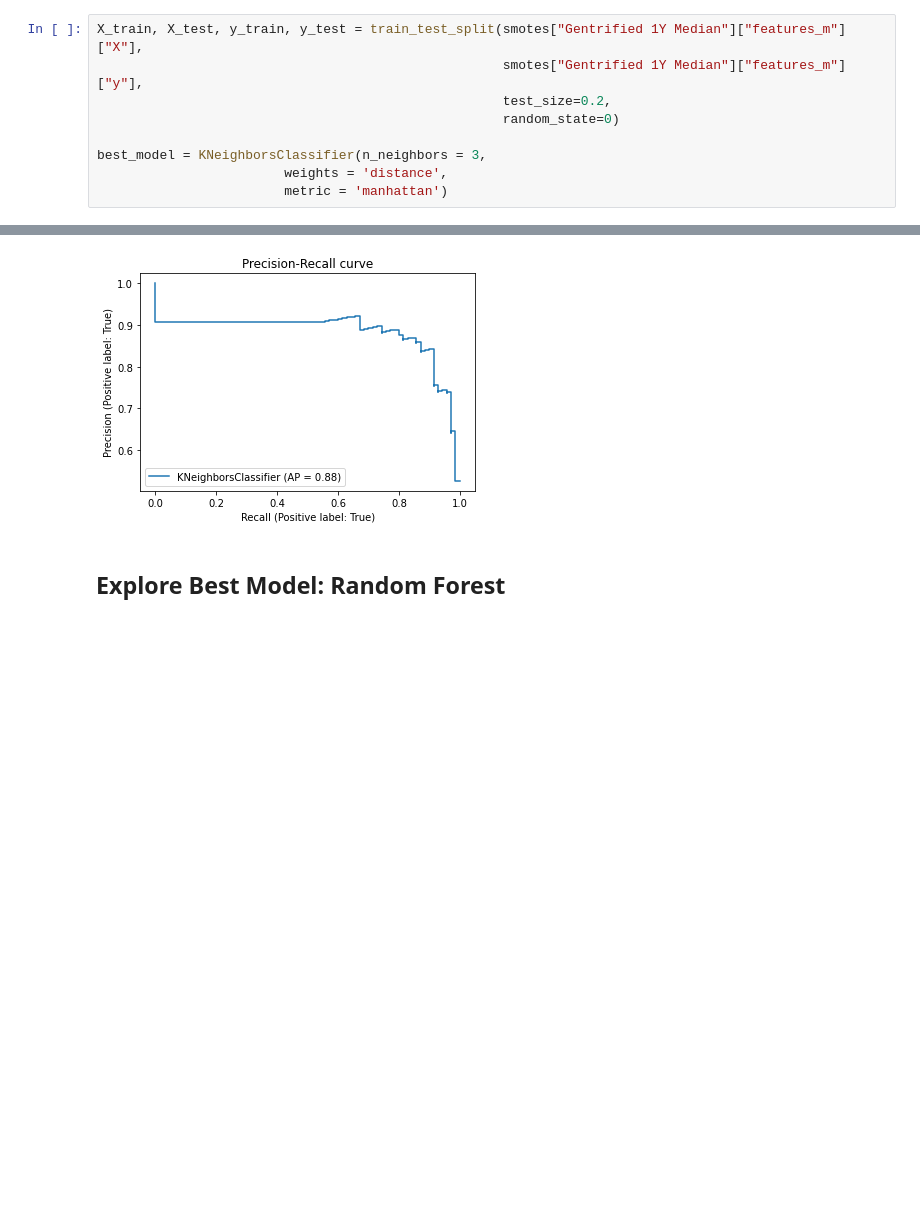
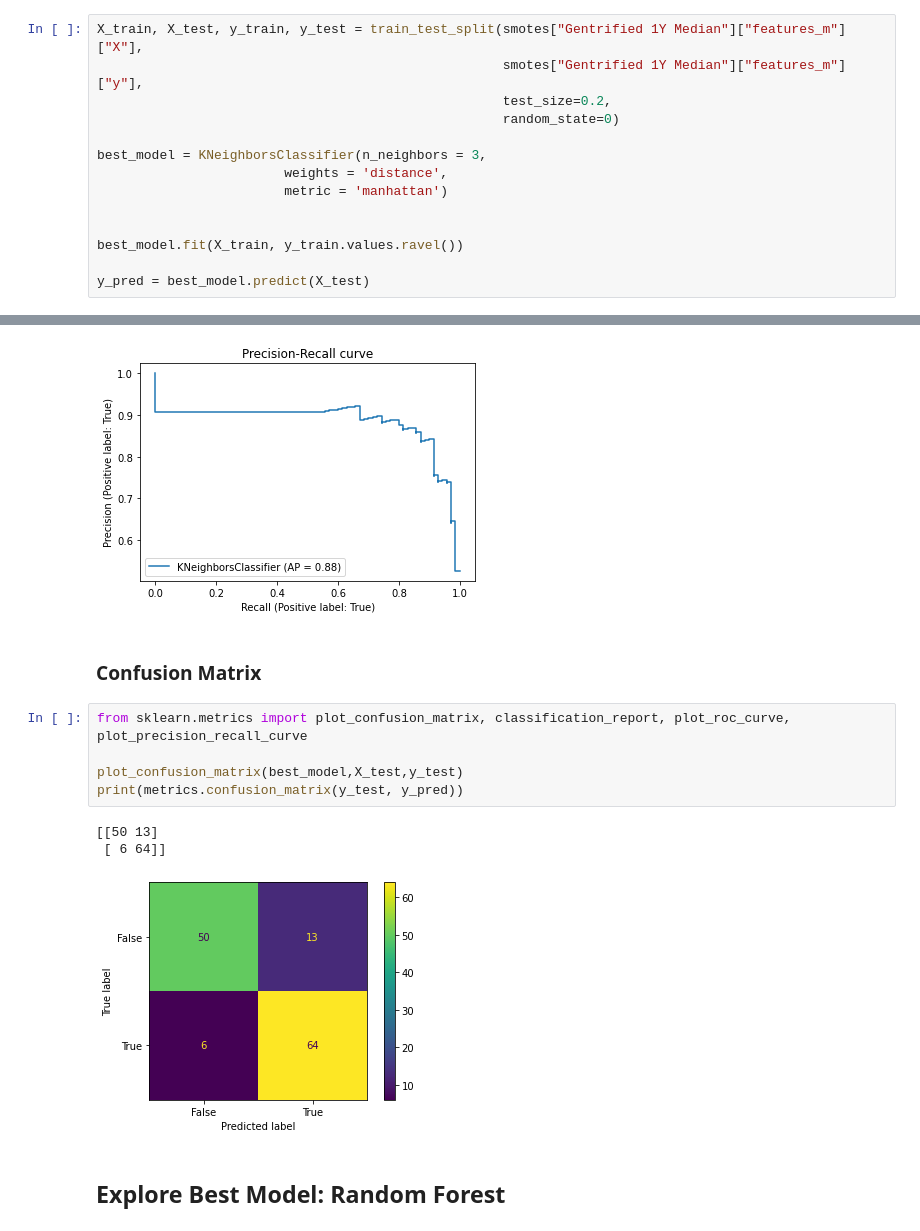
Before and after one commit to catonbrewster1/austin_gentrification, a Jupyter notebook: fit_models.ipynb, the cells around one changed output, grey strips where cells are left out. Saved outputs shown, nothing was run; the diff lists cells and outputs as text; blank space fills up the shorter version.

```diff
--- a/fit_models.ipynb
+++ b/fit_models.ipynb
@@ -346,6 +346,11 @@ X_train, X_test, y_train, y_test = train_test_split(smotes["Gentrified 1Y Median
 best_model = KNeighborsClassifier(n_neighbors = 3,
                         weights = 'distance',
                         metric = 'manhattan')
+
+
+best_model.fit(X_train, y_train.values.ravel())
+
+y_pred = best_model.predict(X_test)
 # %% [markdown]
 ### Confirming Best K
 # %%
@@ -376,6 +381,17 @@ disp.ax_.set_title('Precision-Recall curve')
 None
 # %% [output]
 [figure]
+# %% [markdown]
+### Confusion Matrix
+# %%
+from sklearn.metrics import plot_confusion_matrix, classification_report, plot_roc_curve, plot_precision_recall_curve
+
+plot_confusion_matrix(best_model,X_test,y_test)
+print(metrics.confusion_matrix(y_test, y_pred))
+# %% [output]
+[[50 13]
+ [ 6 64]]
+[figure, added]
 # %% [markdown]
 ## Explore Best Model: Random Forest
 # %%
```
